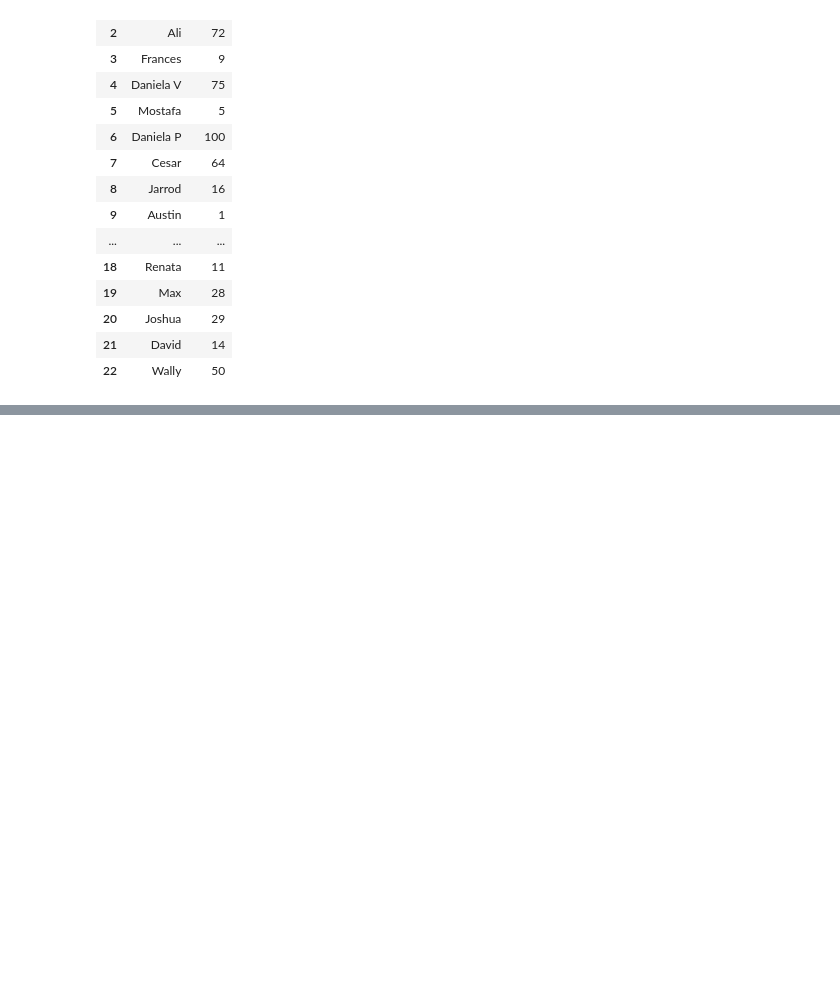
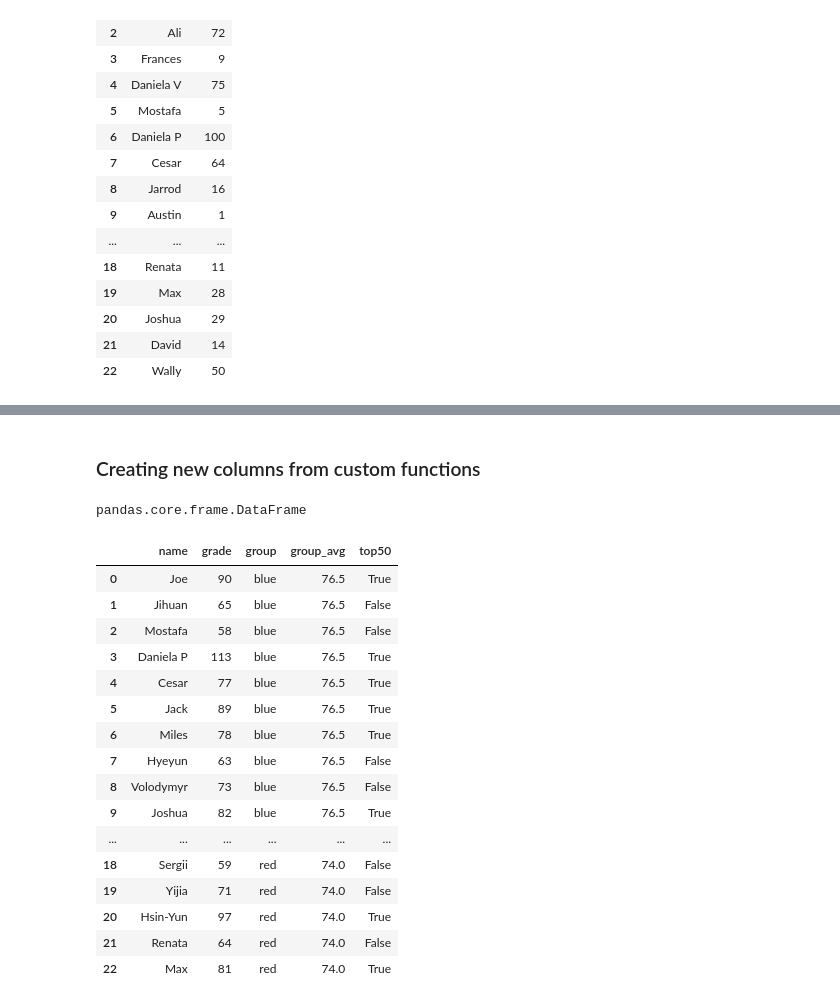
Before and after one commit to milesxstevens/helloworld, a Jupyter notebook: pandas_intro.ipynb, the cells around one changed output, grey strips where cells are left out. Cells and saved outputs as stored; diff of their text form; code cells hidden in the pictures; blank space fills up the shorter version.

Commit message:
Caught up in python class; intro to pandas up to intro to plots

```diff
--- a/pandas_intro.ipynb
+++ b/pandas_intro.ipynb
@@ -195,0 +323,2 @@ roster
+# %% [markdown]
+### Creating new columns from custom functions
@@ -195,0 +330,24 @@ roster
+# %%
+type(roster[['grade']])
+# %% [output]
+pandas.core.frame.DataFrame
+# %%
+roster
+# %% [output]
+|  | name | grade | group | group_avg | top50 |
+| 0 | Joe | 90 | blue | 76.5 | True |
+| 1 | Jihuan | 65 | blue | 76.5 | False |
+| 2 | Mostafa | 58 | blue | 76.5 | False |
+| 3 | Daniela P | 113 | blue | 76.5 | True |
+| 4 | Cesar | 77 | blue | 76.5 | True |
+| 5 | Jack | 89 | blue | 76.5 | True |
+| 6 | Miles | 78 | blue | 76.5 | True |
+| 7 | Hyeyun | 63 | blue | 76.5 | False |
+| 8 | Volodymyr | 73 | blue | 76.5 | False |
+| 9 | Joshua | 82 | blue | 76.5 | True |
+| ... | ... | ... | ... | ... | ... |
+| 18 | Sergii | 59 | red | 74.0 | False |
+| 19 | Yijia | 71 | red | 74.0 | False |
+| 20 | Hsin-Yun | 97 | red | 74.0 | True |
+| 21 | Renata | 64 | red | 74.0 | False |
+| 22 | Max | 81 | red | 74.0 | True |
```
Also changed, not shown: parts of 41 cells of this notebook, 8 other files.
